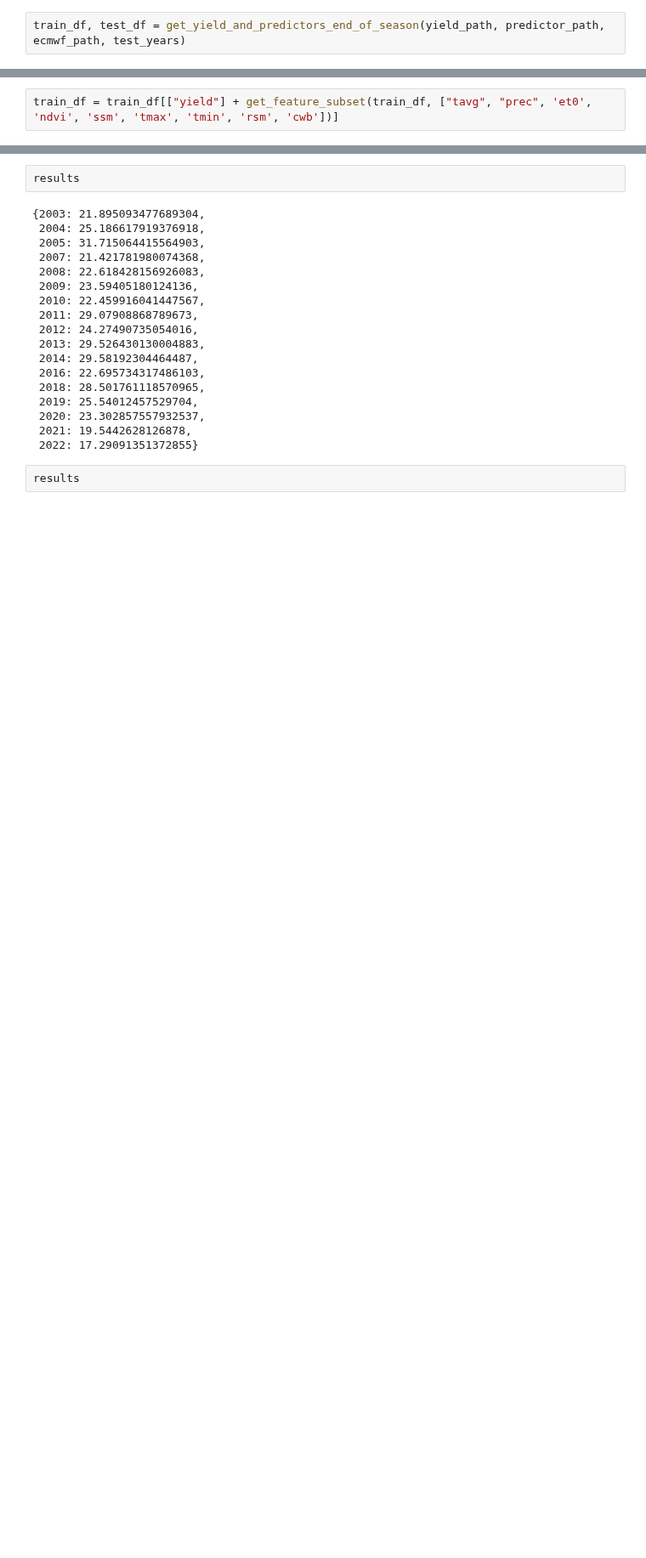
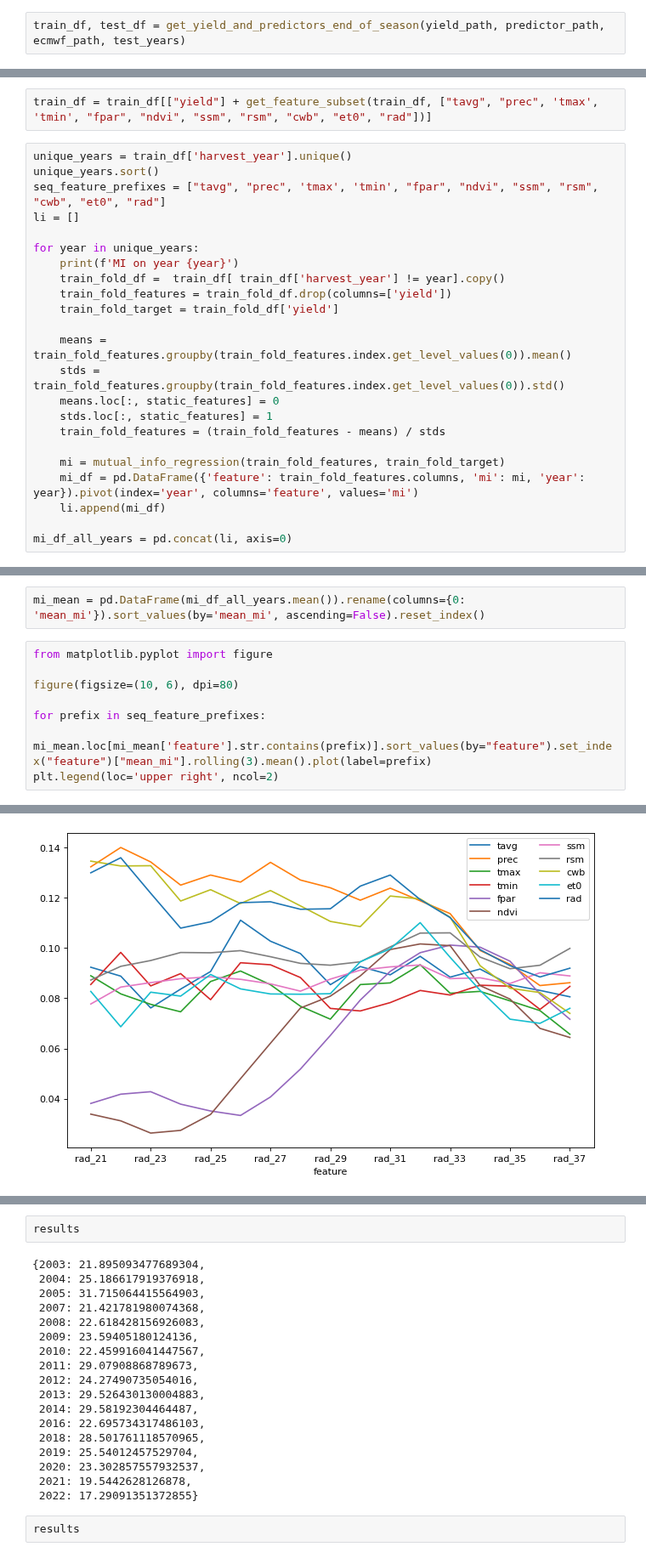
Before and after one commit to ellaampy/seasonal-yield-forecast, a Jupyter notebook: 01_wheat_brazil.ipynb, the cells around one changed output, grey strips where cells are left out. Shown at 85% size. Drawn from its saved outputs; the diff is of its cells as text; blank space fills up the shorter version.

```diff
--- a/01_wheat_brazil.ipynb
+++ b/01_wheat_brazil.ipynb
@@ -79,2 +95,25 @@ train_df, test_df = get_yield_and_predictors_end_of_season(yield_path, predictor
 # %%
-train_df = train_df[["yield"] + get_feature_subset(train_df, ["tavg", "prec", 'et0', 'ndvi', 'ssm', 'tmax', 'tmin', 'rsm', 'cwb'])]
+train_df = train_df[["yield"] + get_feature_subset(train_df, ["tavg", "prec", 'tmax', 'tmin', "fpar", "ndvi", "ssm", "rsm", "cwb", "et0", "rad"])]
+# %%
+unique_years = train_df['harvest_year'].unique()
+unique_years.sort()
+seq_feature_prefixes = ["tavg", "prec", 'tmax', 'tmin', "fpar", "ndvi", "ssm", "rsm", "cwb", "et0", "rad"]
+li = []
+
+for year in unique_years:
+    print(f'MI on year {year}')
+    train_fold_df =  train_df[ train_df['harvest_year'] != year].copy()
+    train_fold_features = train_fold_df.drop(columns=['yield'])
+    train_fold_target = train_fold_df['yield']
+
+    means = train_fold_features.groupby(train_fold_features.index.get_level_values(0)).mean()
+    stds = train_fold_features.groupby(train_fold_features.index.get_level_values(0)).std()
+    means.loc[:, static_features] = 0
+    stds.loc[:, static_features] = 1
+    train_fold_features = (train_fold_features - means) / stds
+
+    mi = mutual_info_regression(train_fold_features, train_fold_target)
+    mi_df = pd.DataFrame({'feature': train_fold_features.columns, 'mi': mi, 'year': year}).pivot(index='year', columns='feature', values='mi')
+    li.append(mi_df)
+
+mi_df_all_years = pd.concat(li, axis=0)
@@ -80,0 +138,11 @@ train_df = train_df[["yield"] + get_feature_subset(train_df, ["tavg", "prec", 'e
+# %%
+mi_mean = pd.DataFrame(mi_df_all_years.mean()).rename(columns={0: 'mean_mi'}).sort_values(by='mean_mi', ascending=False).reset_index()
+# %%
+from matplotlib.pyplot import figure
+
+figure(figsize=(10, 6), dpi=80)
+
+for prefix in seq_feature_prefixes:
+    mi_mean.loc[mi_mean['feature'].str.contains(prefix)].sort_values(by="feature").set_index("feature")["mean_mi"].rolling(3).mean().plot(label=prefix)
+plt.legend(loc='upper right', ncol=2)
+# %% [output]
@@ -80,0 +150 @@ train_df = train_df[["yield"] + get_feature_subset(train_df, ["tavg", "prec", 'e
+[figure, added]
```
Also changed, not shown: parts of 9 cells of this notebook, 5 other files.
